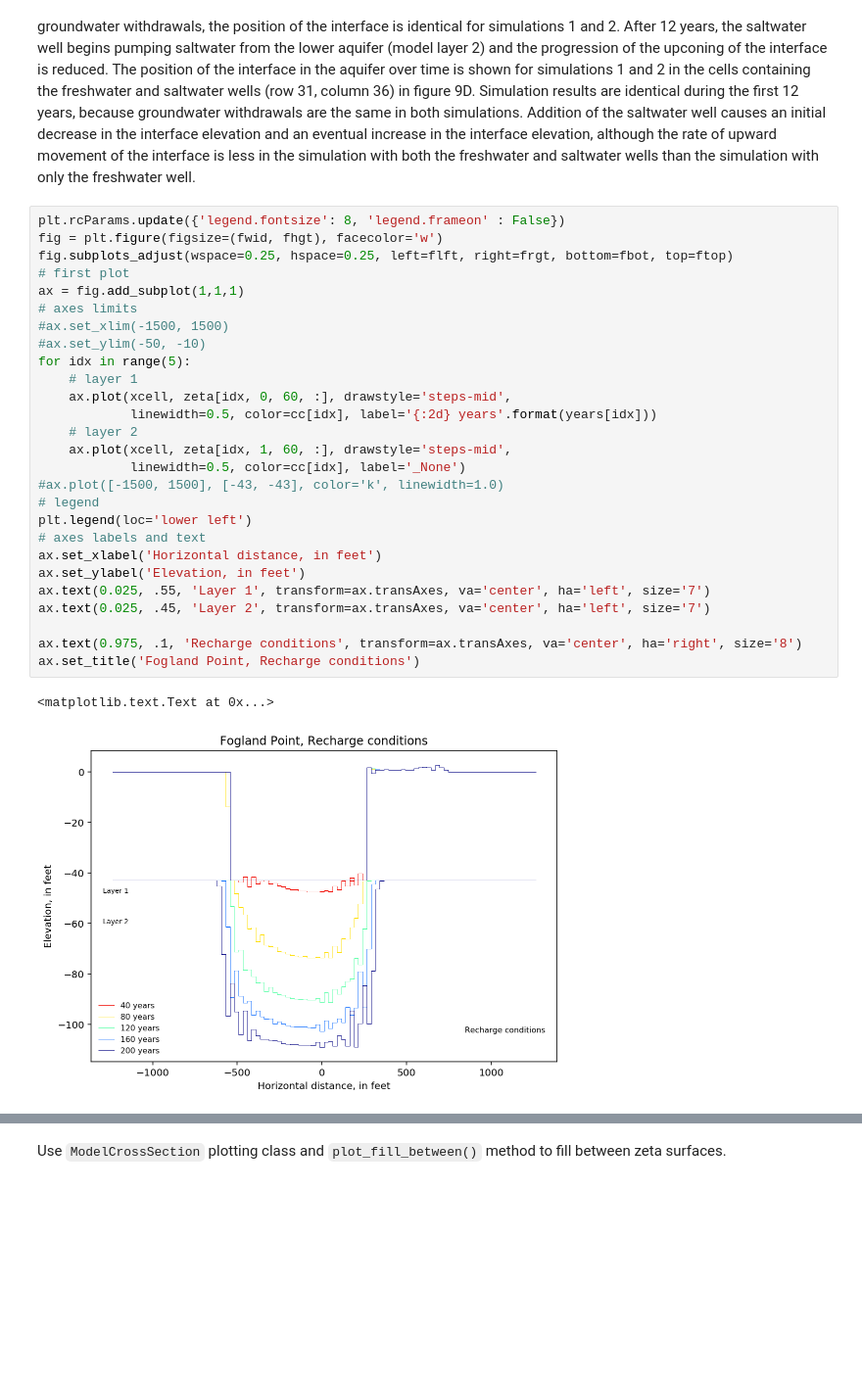
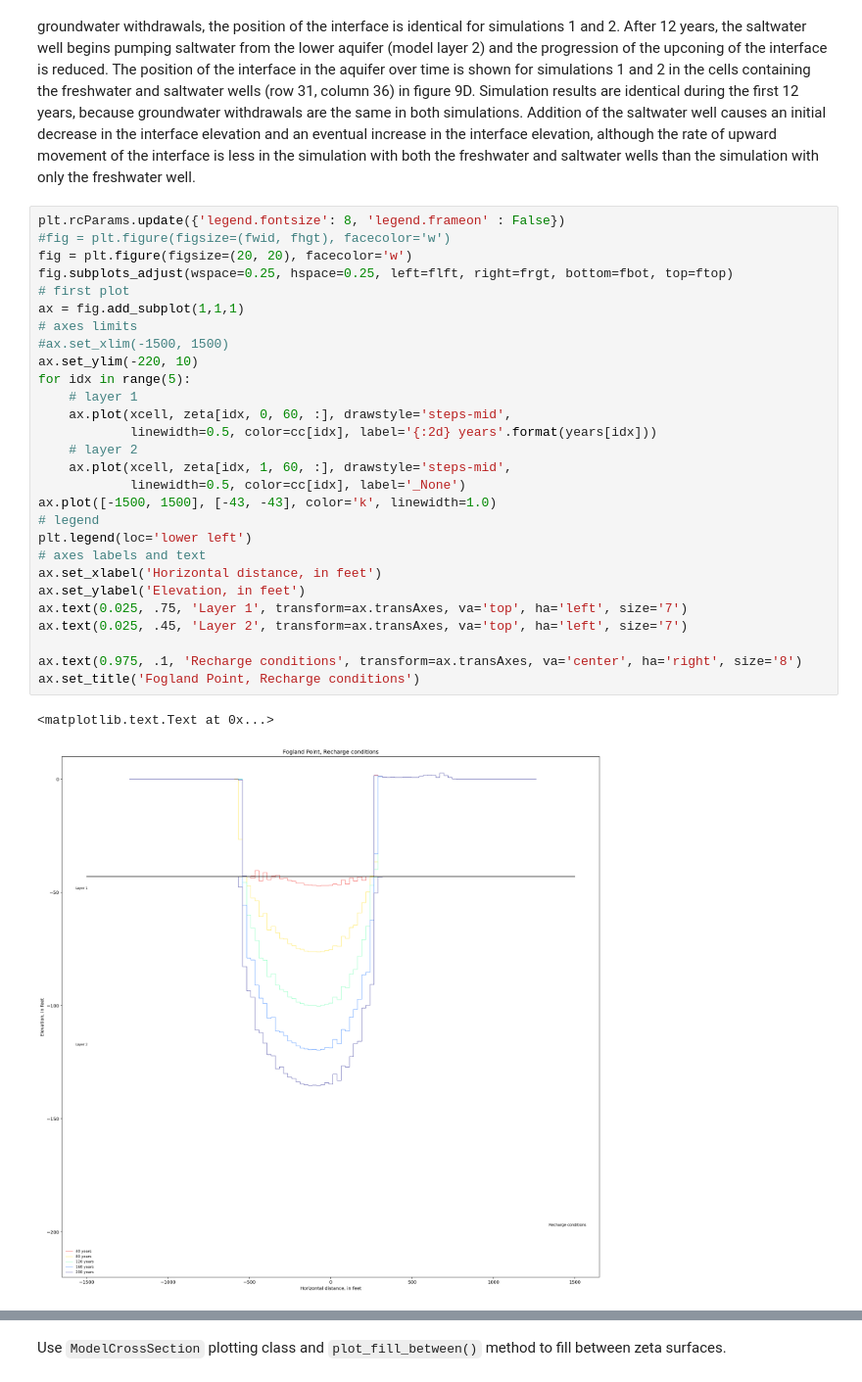
Before and after one commit to spencerbh/Fogland, a Jupyter notebook: flopy3_SWI2_Fogland_UNIX_pixel.ipynb, the cells around one changed output, grey strips where cells are left out. Shown at 98% size. Saved outputs shown, nothing was run; the diff lists cells and outputs as text; blank space fills up the shorter version.

Commit message:
increased layer size

```diff
--- a/flopy3_SWI2_Fogland_UNIX_pixel.ipynb
+++ b/flopy3_SWI2_Fogland_UNIX_pixel.ipynb
@@ -544,33 +517,34 @@ moves into the upper layer after approximately 14 years. The position of the int
 saltwater wells than the simulation with only the freshwater well.
 # %%
 plt.rcParams.update({'legend.fontsize': 8, 'legend.frameon' : False})
-fig = plt.figure(figsize=(fwid, fhgt), facecolor='w')
+#fig = plt.figure(figsize=(fwid, fhgt), facecolor='w')
+fig = plt.figure(figsize=(20, 20), facecolor='w')
 fig.subplots_adjust(wspace=0.25, hspace=0.25, left=flft, right=frgt, bottom=fbot, top=ftop)
 # first plot
 ax = fig.add_subplot(1,1,1)
 # axes limits
 #ax.set_xlim(-1500, 1500)
-#ax.set_ylim(-50, -10)
+ax.set_ylim(-220, 10)
 for idx in range(5):
     # layer 1
     ax.plot(xcell, zeta[idx, 0, 60, :], drawstyle='steps-mid',
             linewidth=0.5, color=cc[idx], label='{:2d} years'.format(years[idx]))
     # layer 2
     ax.plot(xcell, zeta[idx, 1, 60, :], drawstyle='steps-mid',
             linewidth=0.5, color=cc[idx], label='_None')
-#ax.plot([-1500, 1500], [-43, -43], color='k', linewidth=1.0)
+ax.plot([-1500, 1500], [-43, -43], color='k', linewidth=1.0)
 # legend
 plt.legend(loc='lower left')
 # axes labels and text
 ax.set_xlabel('Horizontal distance, in feet')
 ax.set_ylabel('Elevation, in feet')
-ax.text(0.025, .55, 'Layer 1', transform=ax.transAxes, va='center', ha='left', size='7')
-ax.text(0.025, .45, 'Layer 2', transform=ax.transAxes, va='center', ha='left', size='7')
+ax.text(0.025, .75, 'Layer 1', transform=ax.transAxes, va='top', ha='left', size='7')
+ax.text(0.025, .45, 'Layer 2', transform=ax.transAxes, va='top', ha='left', size='7')
 
 ax.text(0.975, .1, 'Recharge conditions', transform=ax.transAxes, va='center', ha='right', size='8')
 ax.set_title('Fogland Point, Recharge conditions')
 # %% [output]
 <matplotlib.text.Text at 0x...>
-[figure, old version]
+[figure, new version]
 # %%
 plt.rcParams.update({'legend.fontsize': 6, 'legend.frameon' : False})
```
Also changed, not shown: parts of 12 cells of this notebook, 5 other files.
